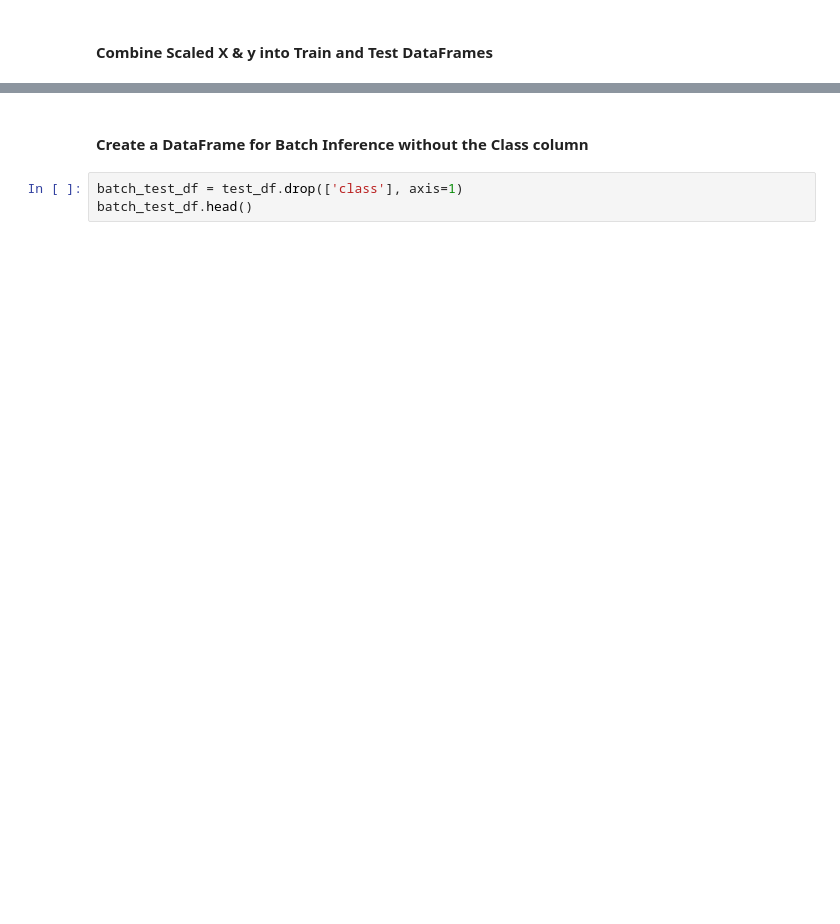
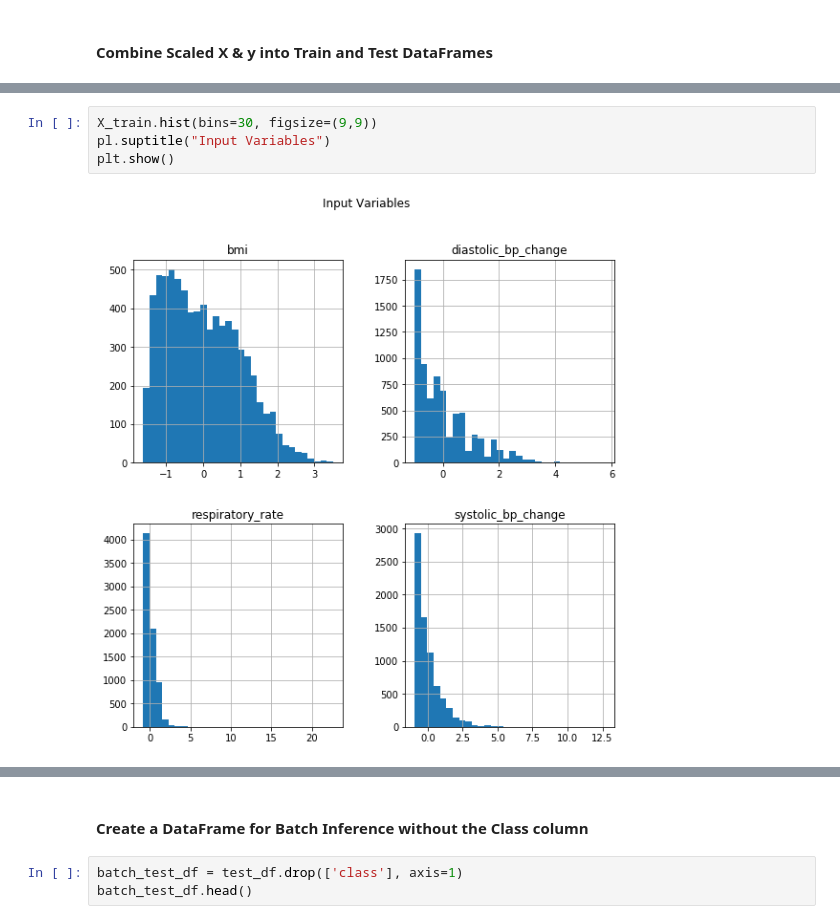
Before and after one commit to arunprsh/SageMaker-Studio-Examples, a Jupyter notebook: 0. Data Prep.ipynb, the cells around one changed output, grey strips where cells are left out. Cells and saved outputs as stored; diff of their text form; blank space fills up the shorter version.

```diff
--- a/0. Data Prep.ipynb
+++ b/0. Data Prep.ipynb
@@ -120,3 +120,9 @@ train_df.head()
+# %%
+X_train.hist(bins=30, figsize=(9,9))
+pl.suptitle("Input Variables")
+plt.show()
+# %% [output]
+[figure, added]
 # %%
 X_test = pd.DataFrame(X_test, columns=['bmi', 'diastolic_bp_change', 'systolic_bp_change', 'respiratory_rate'])
 y_test = pd.DataFrame(y_test, columns=['class'])
```
Also changed, not shown: parts of 7 cells of this notebook, 11 other files.
